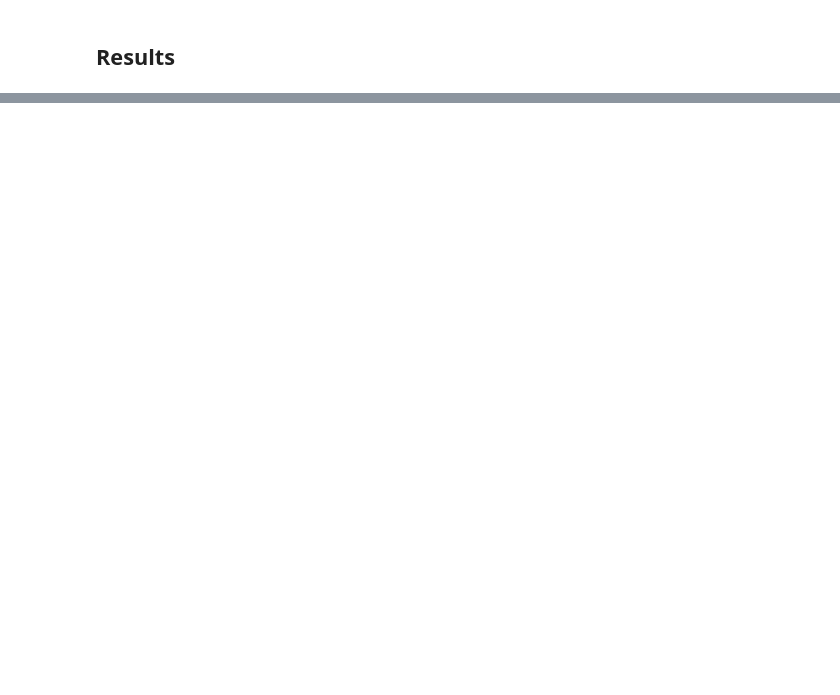
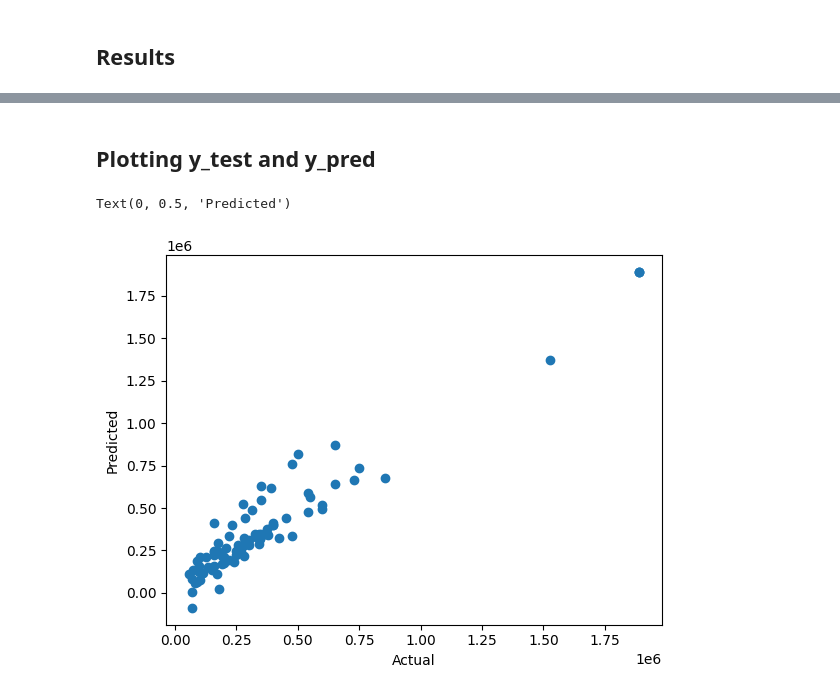
Before and after one commit to kingofthiswing/UsedCar2, a Jupyter notebook: notebook/data/Model_Trainer.ipynb, the cells around one changed output, grey strips where cells are left out. Cells and saved outputs as stored; diff of their text form; code cells hidden in the pictures; blank space fills up the shorter version.

```diff
--- a/notebook/data/Model_Trainer.ipynb
+++ b/notebook/data/Model_Trainer.ipynb
@@ -188,0 +189,8 @@ pd.DataFrame(list(zip(model_list, r2_list)), columns=['Model Name', 'R2_Score'])
+# %%
+scores=[]
+for i in range(1000):
+    X_train,X_test,y_train,y_test=train_test_split(X,y,test_size=0.1,random_state=i)
+    lr=LinearRegression()
+    lr.fit(X_train,y_train)
+    y_pred=lr.predict(X_test)
+    scores.append(r2_score(y_test,y_pred))
@@ -188,0 +207,9 @@ pd.DataFrame(list(zip(model_list, r2_list)), columns=['Model Name', 'R2_Score'])
+# %% [markdown]
+## Plotting y_test and y_pred
+# %%
+plt.scatter(x=y_test,y=y_pred)
+plt.xlabel("Actual")
+plt.ylabel("Predicted")
+# %% [output]
+Text(0, 0.5, 'Predicted')
+[figure, added]
```
Also changed, not shown: parts of 11 cells of this notebook.
